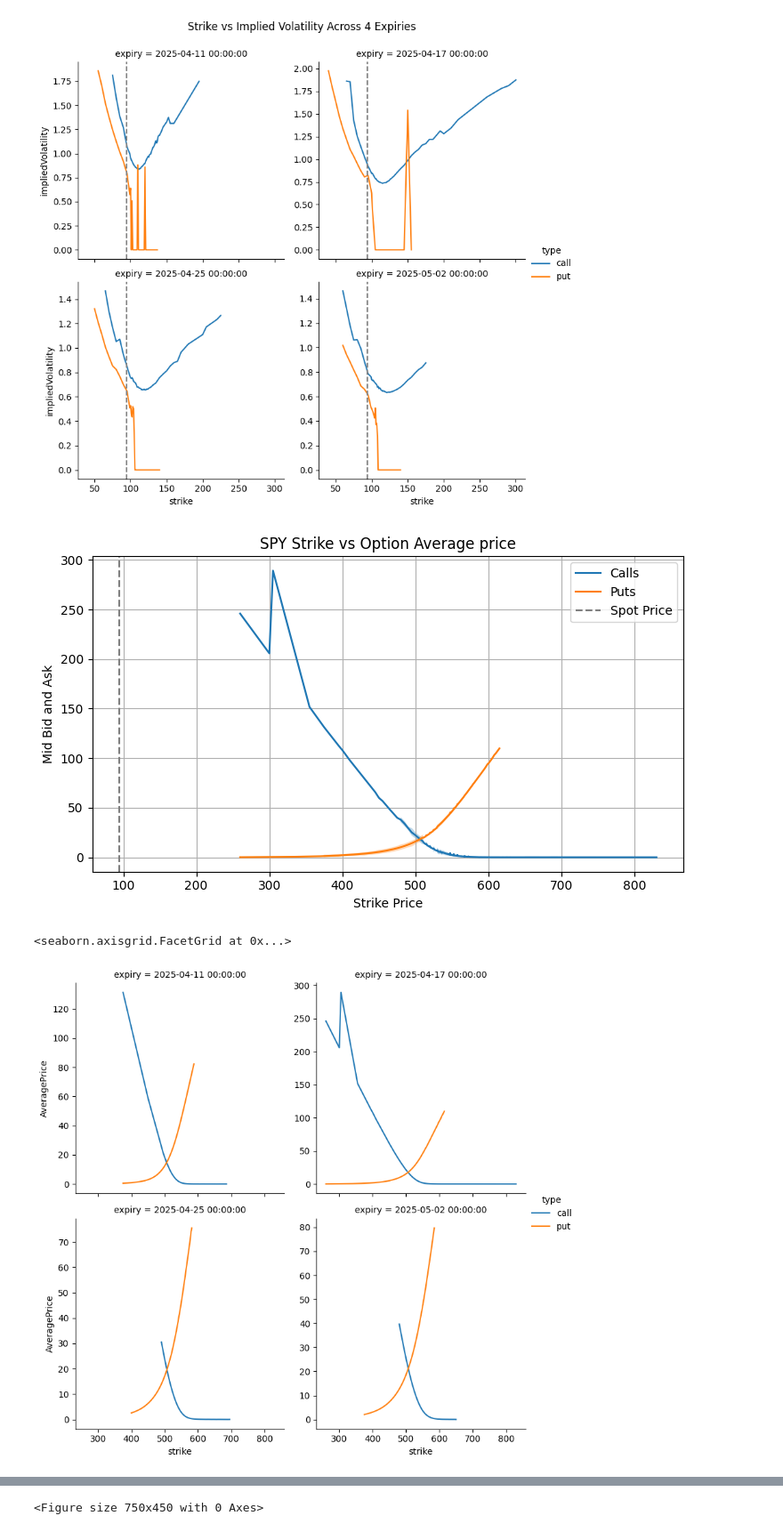
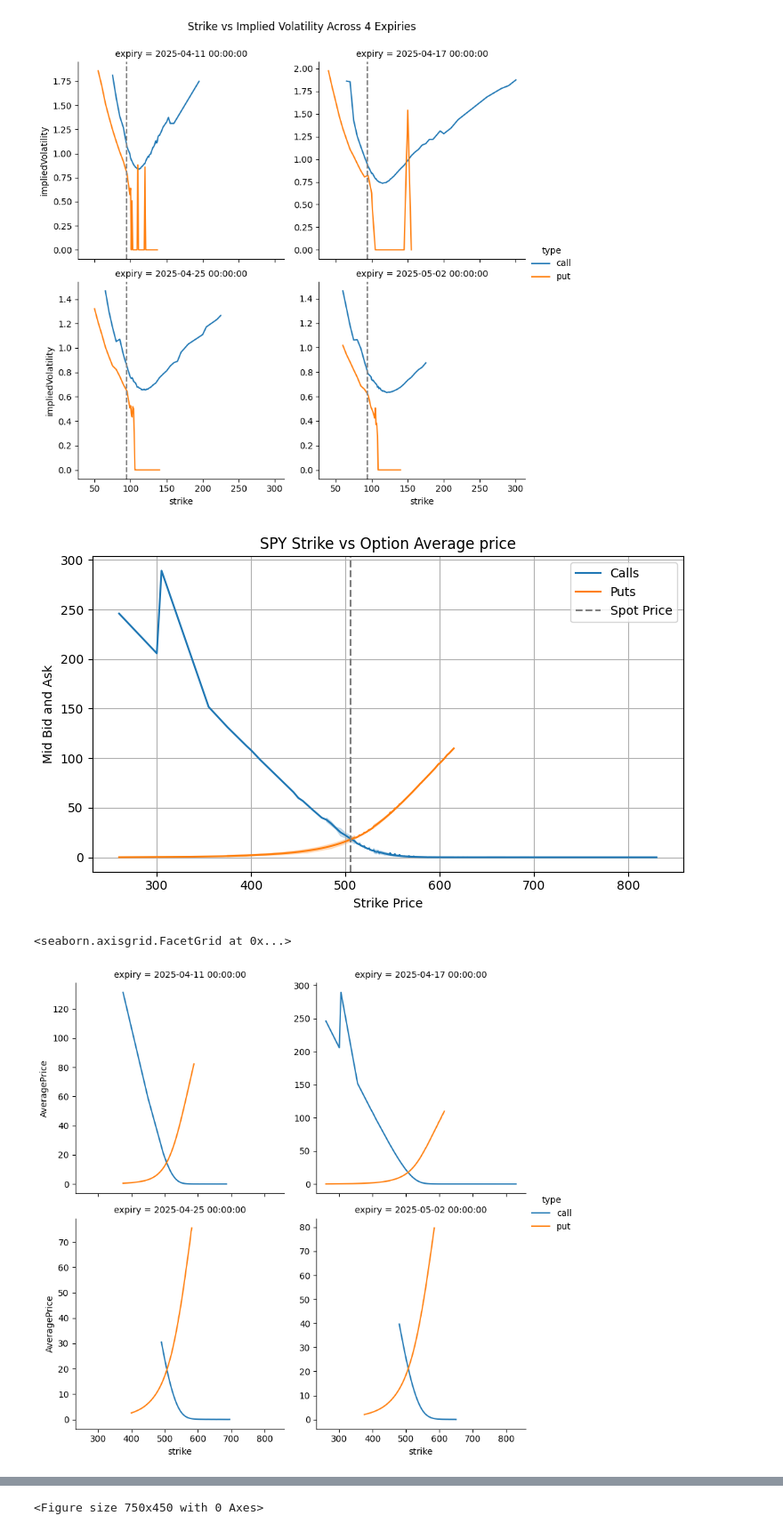
Before and after one commit to Pitchaya-Teeraruttakul/Option-Pricing-and-Risk-Analysis, a Jupyter notebook: data/prepareData.ipynb, the cells around one changed output, grey strips where cells are left out. Shown at 89% size. Cells and saved outputs as stored; diff of their text form; code cells hidden in the pictures.

```diff
--- a/data/prepareData.ipynb
+++ b/data/prepareData.ipynb
@@ -226,24 +226,24 @@ plt.show()
 # %%
 temp = spy
 
 plt.figure(figsize=(7.5, 4.5))
 sns.lineplot(data=temp[temp['type'] == 'call'], x='strike', y='AveragePrice', label='Calls')
 sns.lineplot(data=temp[temp['type'] == 'put'], x='strike', y='AveragePrice', label='Puts')
 
-spot = nvda['spot'].iloc[0]
+spot = spy['spot'].iloc[0]
 plt.axvline(spot, linestyle='--', color='gray', label='Spot Price')
 
 plt.title(f"SPY Strike vs Option Average price")
 plt.xlabel("Strike Price")
 plt.ylabel("Mid Bid and Ask")
 plt.legend()
 plt.grid()
 plt.tight_layout()
 plt.show()
 g = sns.FacetGrid(temp, col='expiry', hue='type', col_wrap=2, height=4, sharey=False)
 g.map(sns.lineplot, 'strike', 'AveragePrice').add_legend()
 # %% [output]
-[figure, old version]
+[figure, new version]
 <seaborn.axisgrid.FacetGrid at 0x...>
 [figure]
 # %%
```
Also changed, not shown: parts of 7 cells of this notebook, 2 other files.
